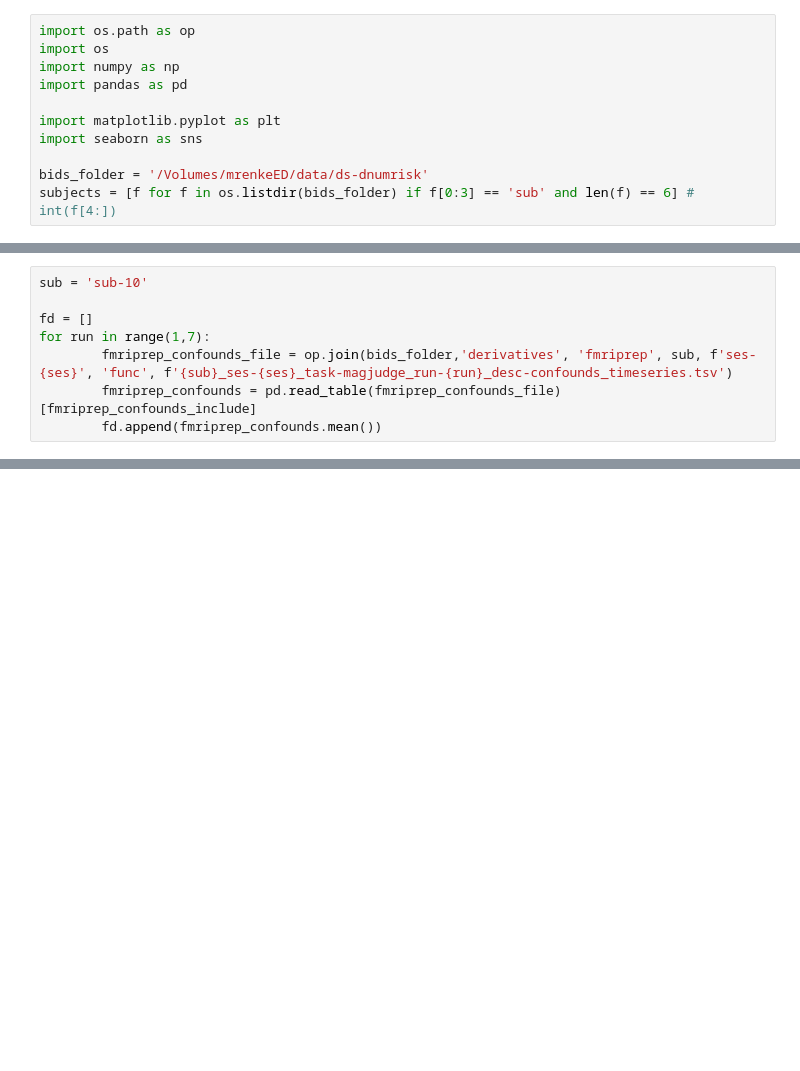
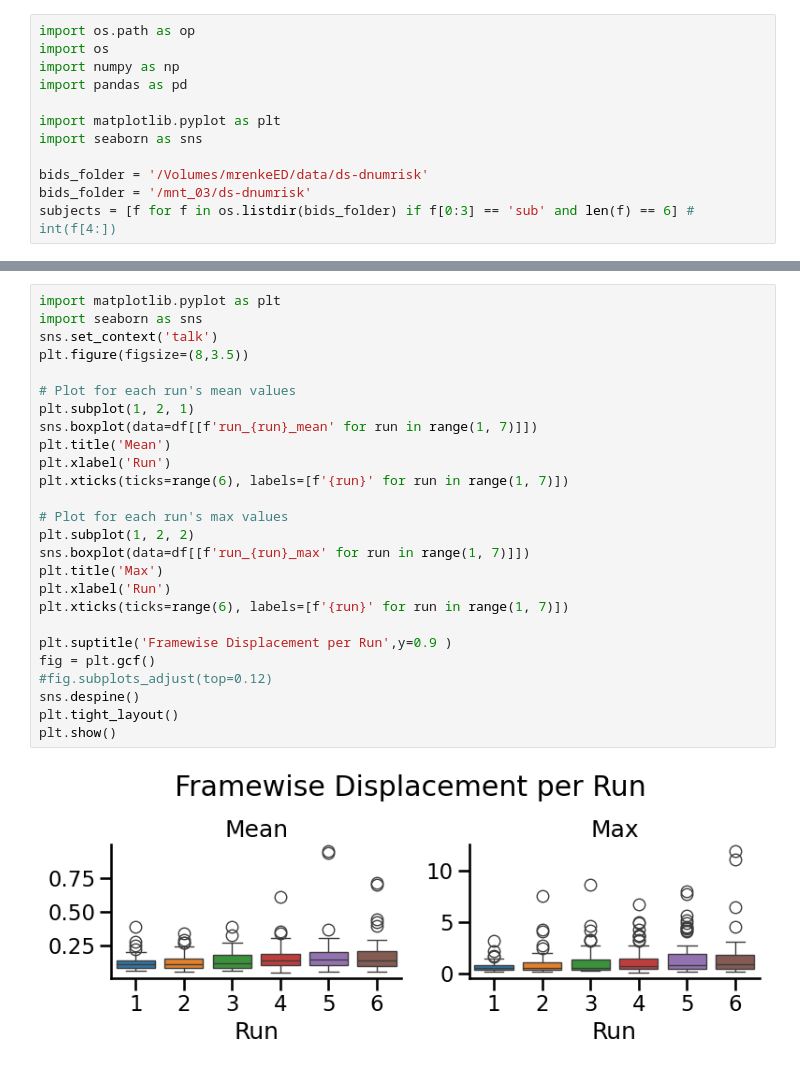
Before and after one commit to mrenke/numrisk, a Jupyter notebook: numrisk/neural_general/check_quality.ipynb, the cells around one changed output, grey strips where cells are left out. Saved outputs shown, nothing was run; the diff lists cells and outputs as text; blank space fills up the shorter version.

Commit message:
fMRI quality: framewiseDisplacement scloud

```diff
--- a/numrisk/neural_general/check_quality.ipynb
+++ b/numrisk/neural_general/check_quality.ipynb
@@ -8,4 +8,5 @@ import matplotlib.pyplot as plt
 import seaborn as sns
 
 bids_folder = '/Volumes/mrenkeED/data/ds-dnumrisk'
+bids_folder = '/mnt_03/ds-dnumrisk'
 subjects = [f for f in os.listdir(bids_folder) if f[0:3] == 'sub' and len(f) == 6] # int(f[4:])
@@ -15,10 +13,2 @@ subjects = [f for f in os.listdir(bids_folder) if f[0:3] == 'sub' and len(f) ==
-# %%
-sub = 'sub-10'
-
-fd = []
-for run in range(1,7):
-        fmriprep_confounds_file = op.join(bids_folder,'derivatives', 'fmriprep', sub, f'ses-{ses}', 'func', f'{sub}_ses-{ses}_task-magjudge_run-{run}_desc-confounds_timeseries.tsv')
-        fmriprep_confounds = pd.read_table(fmriprep_confounds_file)[fmriprep_confounds_include]
-        fd.append(fmriprep_confounds.mean())
 # %%
 fmriprep_confounds_include = ['framewise_displacement']
@@ -48,0 +59,28 @@ sub
+# %%
+import matplotlib.pyplot as plt
+import seaborn as sns
+sns.set_context('talk')
+plt.figure(figsize=(8,3.5))
+
+# Plot for each run's mean values
+plt.subplot(1, 2, 1)
+sns.boxplot(data=df[[f'run_{run}_mean' for run in range(1, 7)]])
+plt.title('Mean')
+plt.xlabel('Run')
+plt.xticks(ticks=range(6), labels=[f'{run}' for run in range(1, 7)])
+
+# Plot for each run's max values
+plt.subplot(1, 2, 2)
+sns.boxplot(data=df[[f'run_{run}_max' for run in range(1, 7)]])
+plt.title('Max')
+plt.xlabel('Run')
+plt.xticks(ticks=range(6), labels=[f'{run}' for run in range(1, 7)])
+
+plt.suptitle('Framewise Displacement per Run',y=0.9 )
+fig = plt.gcf()
+#fig.subplots_adjust(top=0.12)
+sns.despine()
+plt.tight_layout()
+plt.show()
+# %% [output]
+[figure, added]
```
Also changed, not shown: parts of 6 cells of this notebook.
